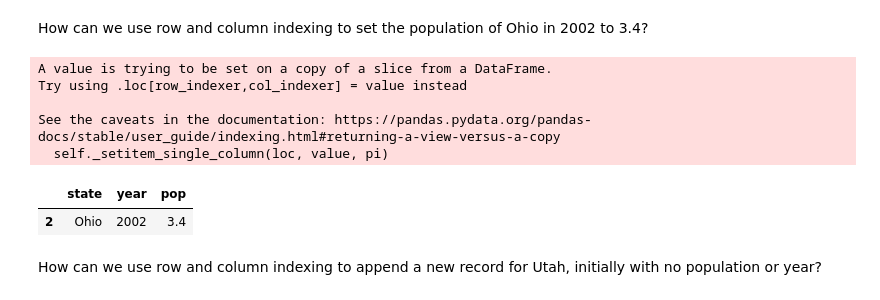
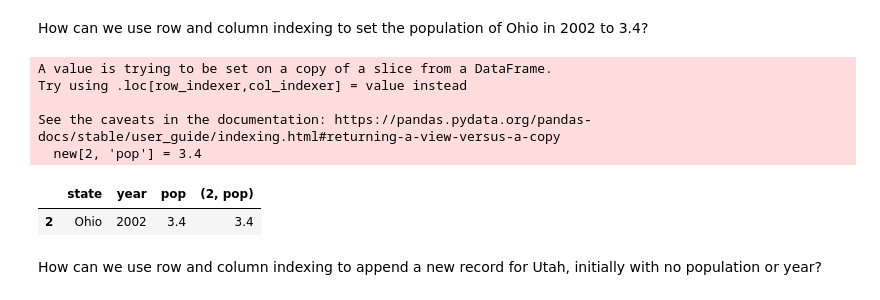
Before and after one commit to Mimarah/ce599, a Jupyter notebook: 05-Pandas Basics Part 2/Basic-Operations-Using-Pandas.ipynb, the cells around one changed output. Saved outputs shown, nothing was run; the diff lists cells and outputs as text; code cells hidden in the pictures.

```diff
--- a/05-Pandas Basics Part 2/Basic-Operations-Using-Pandas.ipynb
+++ b/05-Pandas Basics Part 2/Basic-Operations-Using-Pandas.ipynb
@@ -595,16 +595,16 @@ new
 # %% [markdown]
 How can we use row and column indexing to set the population of Ohio in 2002 to 3.4?
 # %%
-new.loc[2, 'pop'] = 3.4
+new[2, 'pop'] = 3.4
 new
 # %% [output]
 A value is trying to be set on a copy of a slice from a DataFrame.
 Try using .loc[row_indexer,col_indexer] = value instead
 
 See the caveats in the documentation: https://pandas.pydata.org/pandas-docs/stable/user_guide/indexing.html#returning-a-view-versus-a-copy
-  self._setitem_single_column(loc, value, pi)
+  new[2, 'pop'] = 3.4
-|  | state | year | pop |
-| 2 | Ohio | 2002 | 3.4 |
+|  | state | year | pop | (2, pop) |
+| 2 | Ohio | 2002 | 3.4 | 3.4 |
 # %% [markdown]
 How can we use row and column indexing to append a new record for Utah, initially with no population or year?
 # %%
```
